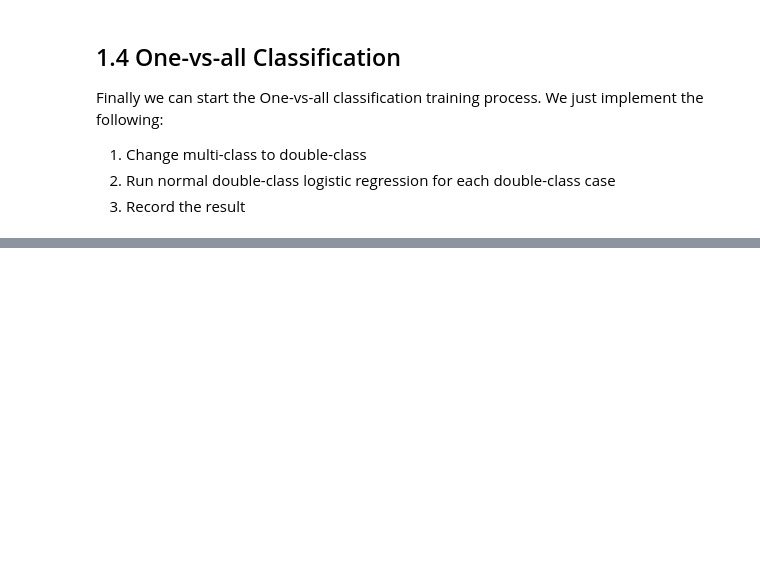
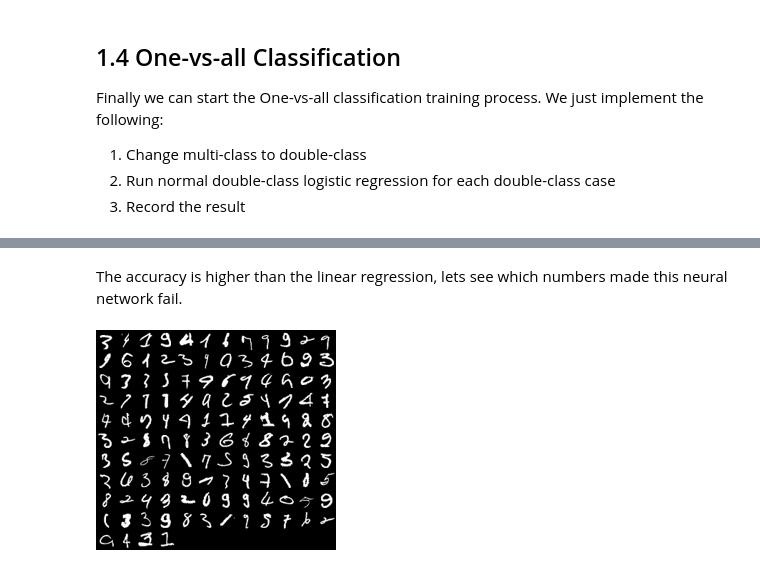
Before and after one commit to xiaohk/machine_learning_julia, a Jupyter notebook: exercise3/exercise3.ipynb, the cells around one changed output, grey strips where cells are left out. Cells and saved outputs as stored; diff of their text form; code cells hidden in the pictures; blank space fills up the shorter version.

```diff
--- a/exercise3/exercise3.ipynb
+++ b/exercise3/exercise3.ipynb
@@ -248,0 +364,5 @@ Finally we can start the One-vs-all classification training process. We just imp
+# %%
+# Import weights data
+data = matread("data/ex3weights.mat")
+Θ1, Θ2 = data["Theta1"], data["Theta2"]
+Θ1
@@ -248,0 +432,15 @@ Finally we can start the One-vs-all classification training process. We just imp
+# %%
+# Input layer unit x can be either a row vector or a column vector
+function nn_predict(x)
+    # x is the input layer, we want to get the hidden layer first
+    z2 = size(x,2) == 1 ? Θ1 * x : Θ1 * x'
+    a2 = sigmoid(z2)
+
+    # Get the output layer
+    # Add bias unit to a2
+    unshift!(a2, 1)
+    z3 = Θ2 * a2
+    a3 = sigmoid(z3)
+
+    return find(p -> p == maximum(a3), a3)[1]
+end
@@ -248,0 +449,19 @@ Finally we can start the One-vs-all classification training process. We just imp
+# %%
+# Test using result-known examples, return the correct rate. It also supports
+# returning the example which classifier fails to classify with the wrong
+# class prediction.
+function nn_predict_test(feature::Array{Float64, 2}, value::Array{Float64, 2})
+    correct_num = 0
+    failed = Dict{Int64, Int64}()
+    for t in 1:size(feature, 1)
+        pred =  nn_predict(feature[t, :])
+        if  pred == value[t]
+            correct_num += 1
+        else
+            failed[t] = pred
+        end
+    end
+    return correct_num / size(feature, 1), failed
+end
+
+nn_rate, nn_failed = nn_predict_test(feature, numbers)
@@ -248,0 +490,6 @@ Finally we can start the One-vs-all classification training process. We just imp
+# %% [markdown]
+The accuracy is higher than the linear regression, lets see which numbers made this neural network fail.
+# %%
+display_image([i for i in keys(nn_failed)])
+# %% [output]
+[figure, added]
```
Also changed, not shown: parts of 27 cells of this notebook.
